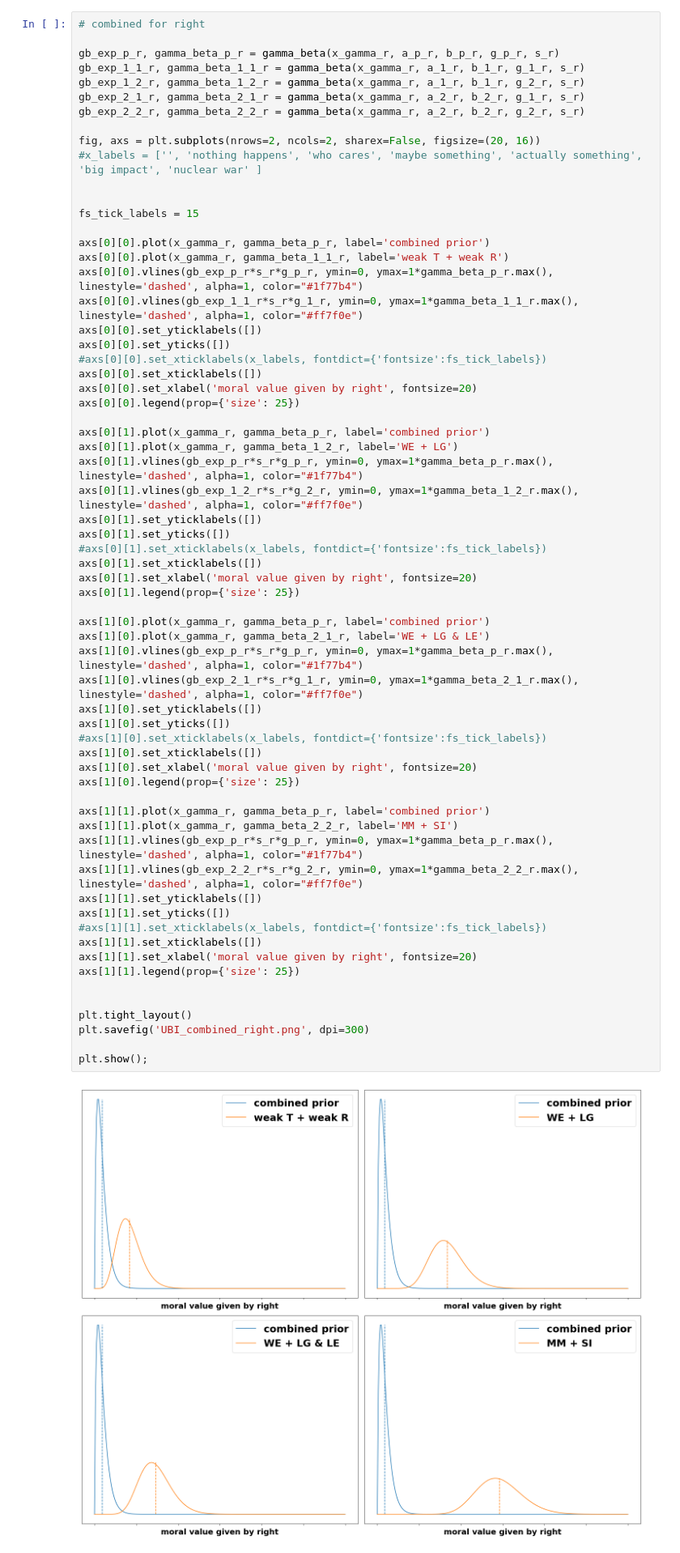
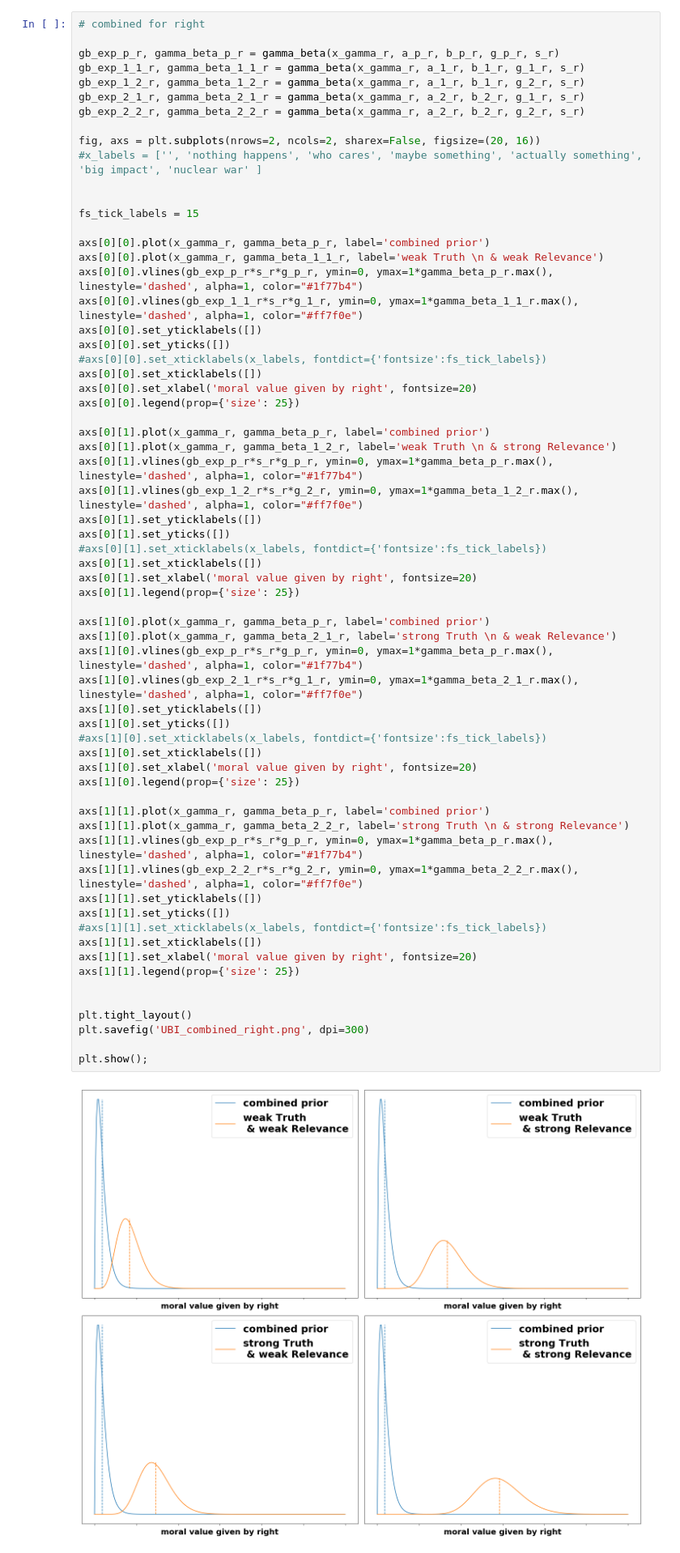
Before and after one commit to mariushobbhahn/mariushobbhahn.github.io, a Jupyter notebook: img/Probabilistic_Judging_1/Probabilistic Judging Part1.ipynb, the cells around one changed output. Shown at 81% size. Cells and saved outputs as stored; diff of their text form.

```diff
--- a/img/Probabilistic_Judging_1/Probabilistic Judging Part1.ipynb
+++ b/img/Probabilistic_Judging_1/Probabilistic Judging Part1.ipynb
@@ -645,7 +645,7 @@ fig, axs = plt.subplots(nrows=2, ncols=2, sharex=False, figsize=(20, 16))
 fs_tick_labels = 15
 
 axs[0][0].plot(x_gamma_r, gamma_beta_p_r, label='combined prior')
-axs[0][0].plot(x_gamma_r, gamma_beta_1_1_r, label='weak T + weak R')
+axs[0][0].plot(x_gamma_r, gamma_beta_1_1_r, label='weak Truth \n & weak Relevance')
 axs[0][0].vlines(gb_exp_p_r*s_r*g_p_r, ymin=0, ymax=1*gamma_beta_p_r.max(), linestyle='dashed', alpha=1, color="#1f77b4")
 axs[0][0].vlines(gb_exp_1_1_r*s_r*g_1_r, ymin=0, ymax=1*gamma_beta_1_1_r.max(), linestyle='dashed', alpha=1, color="#ff7f0e")
 axs[0][0].set_yticklabels([])
@@ -656,7 +656,7 @@ axs[0][0].set_xlabel('moral value given by right', fontsize=20)
 axs[0][0].legend(prop={'size': 25})
 
 axs[0][1].plot(x_gamma_r, gamma_beta_p_r, label='combined prior')
-axs[0][1].plot(x_gamma_r, gamma_beta_1_2_r, label='WE + LG')
+axs[0][1].plot(x_gamma_r, gamma_beta_1_2_r, label='weak Truth \n & strong Relevance')
 axs[0][1].vlines(gb_exp_p_r*s_r*g_p_r, ymin=0, ymax=1*gamma_beta_p_r.max(), linestyle='dashed', alpha=1, color="#1f77b4")
 axs[0][1].vlines(gb_exp_1_2_r*s_r*g_2_r, ymin=0, ymax=1*gamma_beta_1_2_r.max(), linestyle='dashed', alpha=1, color="#ff7f0e")
 axs[0][1].set_yticklabels([])
@@ -665,36 +665,36 @@ axs[0][1].set_yticks([])
 axs[0][1].set_xticklabels([])
 axs[0][1].set_xlabel('moral value given by right', fontsize=20)
 axs[0][1].legend(prop={'size': 25})
 
 axs[1][0].plot(x_gamma_r, gamma_beta_p_r, label='combined prior')
-axs[1][0].plot(x_gamma_r, gamma_beta_2_1_r, label='WE + LG & LE')
+axs[1][0].plot(x_gamma_r, gamma_beta_2_1_r, label='strong Truth \n & weak Relevance')
 axs[1][0].vlines(gb_exp_p_r*s_r*g_p_r, ymin=0, ymax=1*gamma_beta_p_r.max(), linestyle='dashed', alpha=1, color="#1f77b4")
 axs[1][0].vlines(gb_exp_2_1_r*s_r*g_1_r, ymin=0, ymax=1*gamma_beta_2_1_r.max(), linestyle='dashed', alpha=1, color="#ff7f0e")
 axs[1][0].set_yticklabels([])
 axs[1][0].set_yticks([])
 #axs[1][0].set_xticklabels(x_labels, fontdict={'fontsize':fs_tick_labels})
 axs[1][0].set_xticklabels([])
 axs[1][0].set_xlabel('moral value given by right', fontsize=20)
 axs[1][0].legend(prop={'size': 25})
 
 axs[1][1].plot(x_gamma_r, gamma_beta_p_r, label='combined prior')
-axs[1][1].plot(x_gamma_r, gamma_beta_2_2_r, label='MM + SI')
+axs[1][1].plot(x_gamma_r, gamma_beta_2_2_r, label='strong Truth \n & strong Relevance')
 axs[1][1].vlines(gb_exp_p_r*s_r*g_p_r, ymin=0, ymax=1*gamma_beta_p_r.max(), linestyle='dashed', alpha=1, color="#1f77b4")
 axs[1][1].vlines(gb_exp_2_2_r*s_r*g_2_r, ymin=0, ymax=1*gamma_beta_2_2_r.max(), linestyle='dashed', alpha=1, color="#ff7f0e")
 axs[1][1].set_yticklabels([])
 axs[1][1].set_yticks([])
 #axs[1][1].set_xticklabels(x_labels, fontdict={'fontsize':fs_tick_labels})
 axs[1][1].set_xticklabels([])
 axs[1][1].set_xlabel('moral value given by right', fontsize=20)
 axs[1][1].legend(prop={'size': 25})
 
 
 plt.tight_layout()
 plt.savefig('UBI_combined_right.png', dpi=300)
 
 plt.show();
 # %% [output]
-[figure, old version]
+[figure, new version]
 # %% [markdown]
 # Prior Distributions
 # %%
```
Also changed, not shown: parts of 3 cells of this notebook, 6 other files.
